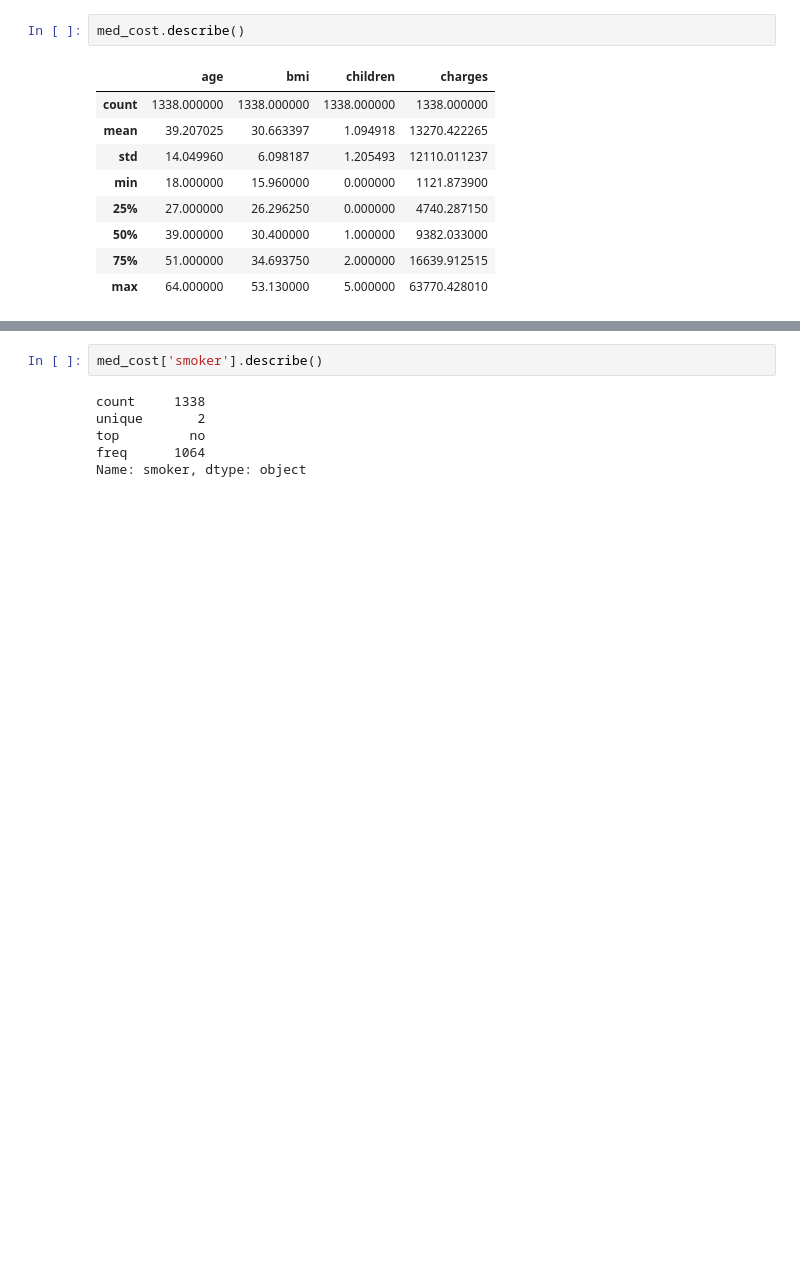
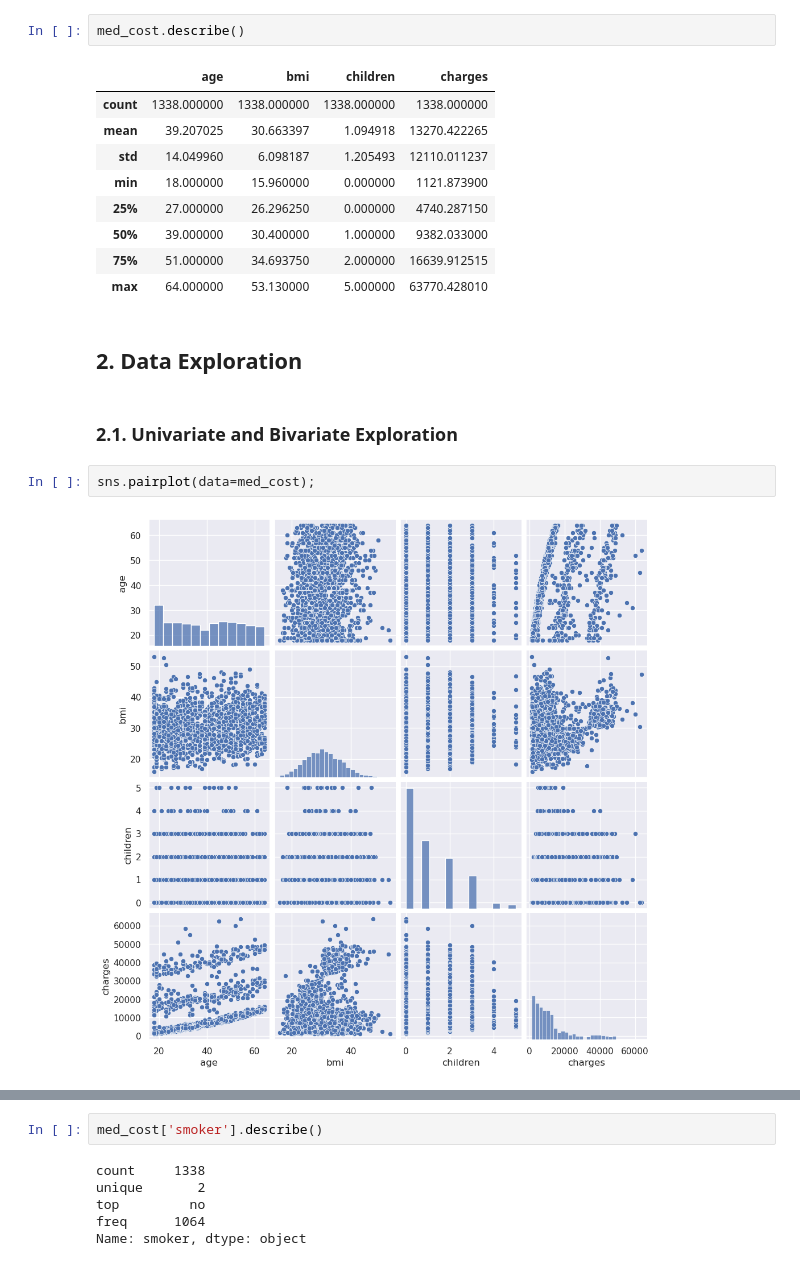
Before and after one commit to Moaaz-Mahmoud/Personal-Medical-Charges-Prediction, a Jupyter notebook: medical_cost_prediction.ipynb, the cells around one changed output, grey strips where cells are left out. Drawn from its saved outputs; the diff is of its cells as text; blank space fills up the shorter version.

Commit message:
performed data exploration and added some visuals

```diff
--- a/medical_cost_prediction.ipynb
+++ b/medical_cost_prediction.ipynb
@@ -46,3 +52,11 @@ med_cost.describe()
 | 50% | 39.000000 | 30.400000 | 1.000000 | 9382.033000 |
 | 75% | 51.000000 | 34.693750 | 2.000000 | 16639.912515 |
 | max | 64.000000 | 53.130000 | 5.000000 | 63770.428010 |
+# %% [markdown]
+## 2. Data Exploration
+# %% [markdown]
+### 2.1. Univariate and Bivariate Exploration
+# %%
+sns.pairplot(data=med_cost);
+# %% [output]
+[figure, added]
```
Also changed, not shown: parts of 21 cells of this notebook.
